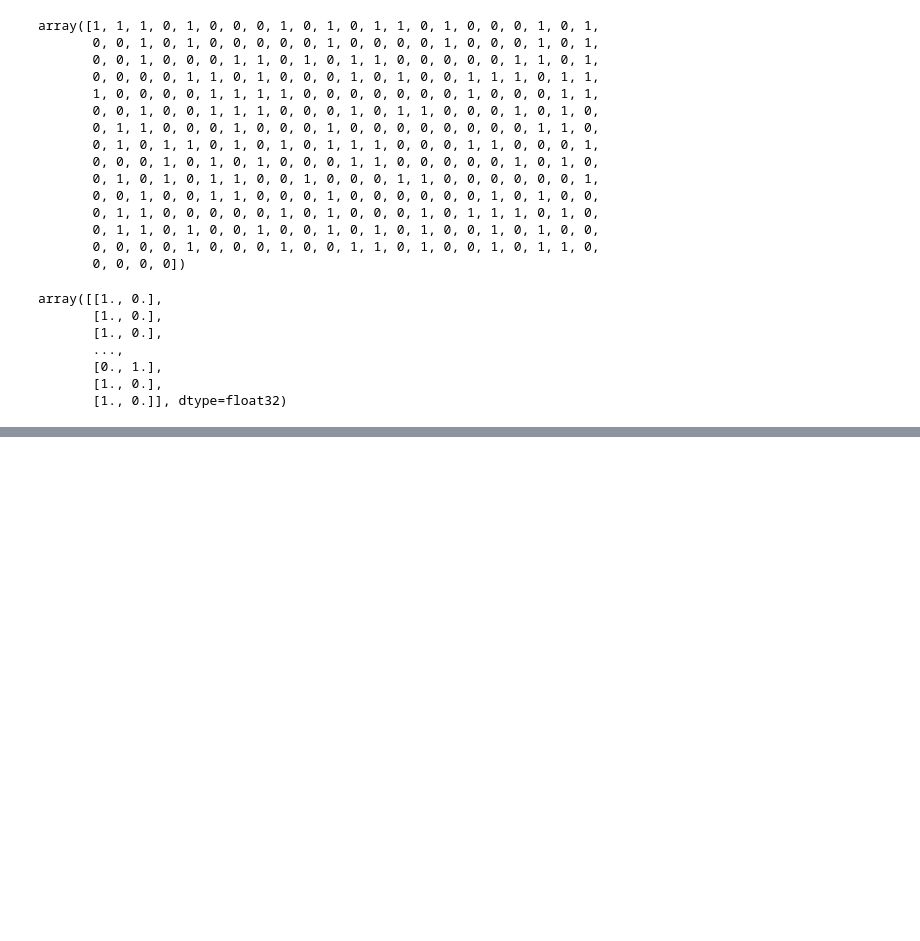
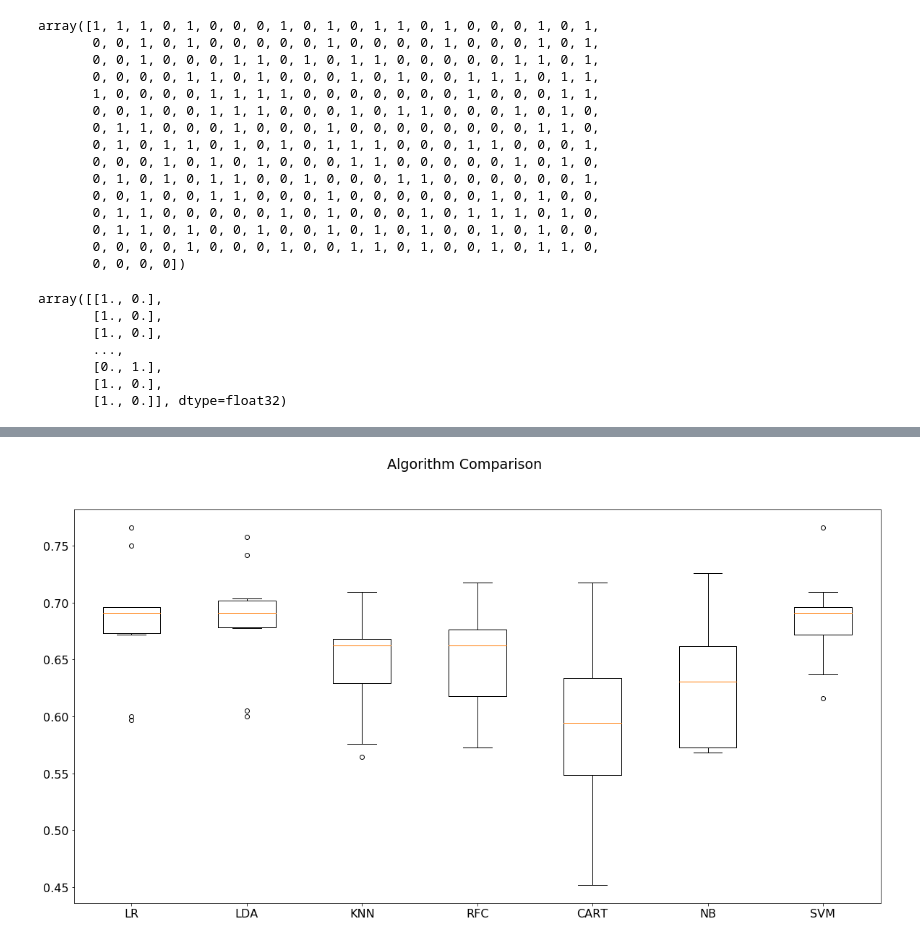
Before and after one commit to tazchisti/Machine-Learning-, a Jupyter notebook: Tyler - Offense - KNN, Grid, Neural Network.ipynb, the cells around one changed output, grey strips where cells are left out. Drawn from its saved outputs; the diff is of its cells as text; code cells hidden in the pictures; blank space fills up the shorter version.

```diff
--- a/Tyler - Offense - KNN, Grid, Neural Network.ipynb
+++ b/Tyler - Offense - KNN, Grid, Neural Network.ipynb
@@ -628,0 +713,7 @@ Deep Neural Network - Loss: 0.6150696445734073, Accuracy: 0.6634615369332142
+# %%
+from sklearn.preprocessing import StandardScaler
+
+# Create a StandardScater model and fit it to the training data
+X_scaler = StandardScaler().fit(x)
+# %%
+x_scaled = X_scaler.transform(x)
@@ -628,0 +723,21 @@ Deep Neural Network - Loss: 0.6150696445734073, Accuracy: 0.6634615369332142
+# %%
+# prepare models
+models = []
+models.append(('LR', LogisticRegression()))
+models.append(('LDA', LinearDiscriminantAnalysis()))
+models.append(('KNN', KNeighborsClassifier()))
+models.append(('RFC', RandomForestClassifier()))
+models.append(('CART', DecisionTreeClassifier()))
+models.append(('NB', GaussianNB()))
+models.append(('SVM', SVC()))
+# %%
+results = []
+names = []
+scoring = 'accuracy'
+for name, model in models:
+	kfold = model_selection.KFold(n_splits=10, random_state=seed)
+	cv_results = model_selection.cross_val_score(model, x_scaled, Y, cv=kfold, scoring=scoring)
+	results.append(cv_results)
+	names.append(name)
+	msg = "%s: %f (%f)" % (name, cv_results.mean(), cv_results.std())
+	print(msg)
@@ -628,0 +752,16 @@ Deep Neural Network - Loss: 0.6150696445734073, Accuracy: 0.6634615369332142
+# %%
+# boxplot algorithm comparison
+fig = plt.figure()
+
+
+
+plt.rcParams["figure.figsize"]=[20,10]
+plt.rcParams["font.size"]=16
+
+fig.suptitle('Algorithm Comparison')
+ax = fig.add_subplot(111)
+plt.boxplot(results)
+ax.set_xticklabels(names)
+plt.show()
+# %% [output]
+[figure, added]
```
Also changed, not shown: parts of 57 cells of this notebook, 3 other files.
